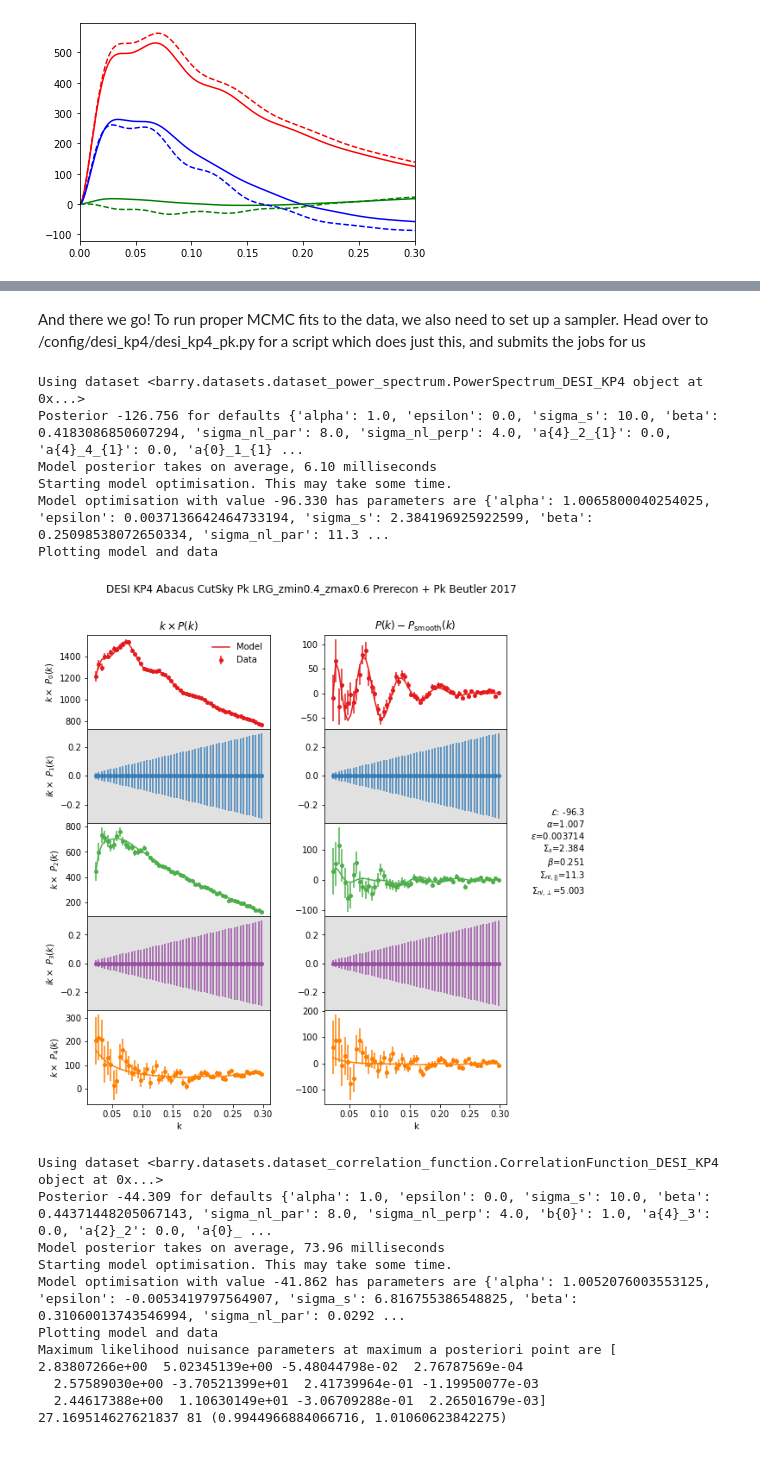
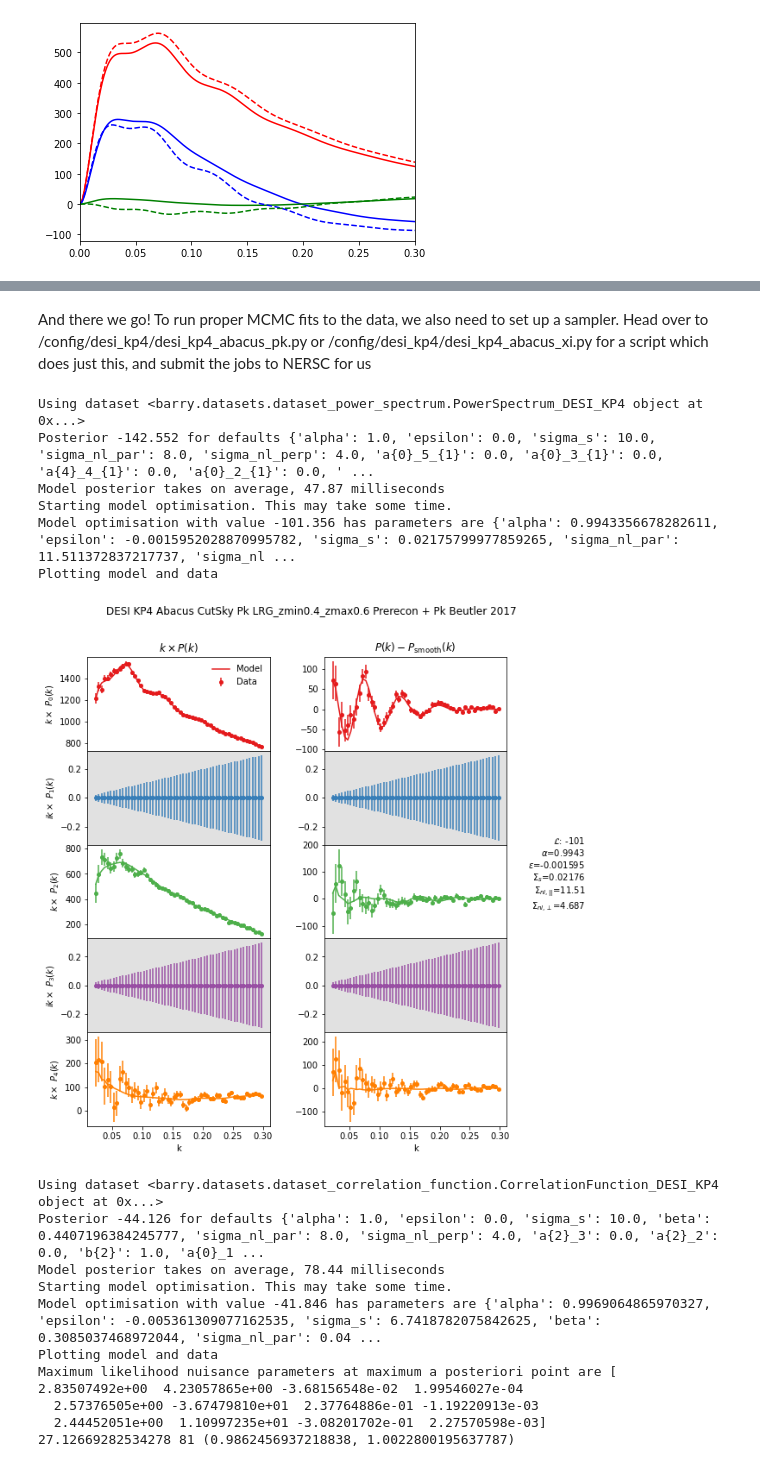
Before and after one commit to Samreay/Barry, a Jupyter notebook: DESI_KP4_EXAMPLES.ipynb, the cells around one changed output, grey strips where cells are left out. Drawn from its saved outputs; the diff is of its cells as text; code cells hidden in the pictures.

Commit message:
Updates to NERSC notebooks and scripts

```diff
--- a/DESI_KP4_EXAMPLES.ipynb
+++ b/DESI_KP4_EXAMPLES.ipynb
@@ -423,44 +463,44 @@ Starting model optimisation. This may take some time.
 # %% [markdown]
-And there we go! To run proper MCMC fits to the data, we also need to set up a sampler. Head over to /config/desi_kp4/desi_kp4_pk.py for a script which does just this, and submits the jobs for us
+And there we go! To run proper MCMC fits to the data, we also need to set up a sampler. Head over to /config/desi_kp4/desi_kp4_abacus_pk.py or /config/desi_kp4/desi_kp4_abacus_xi.py for a script which does just this, and submit the jobs to NERSC for us
 # %%
 from barry.datasets.dataset_power_spectrum import PowerSpectrum_DESI_KP4
 from barry.models.bao_power_Beutler2017 import PowerBeutler2017
 from barry.datasets.dataset_correlation_function import CorrelationFunction_DESI_KP4
 from barry.models.bao_correlation_Beutler2017 import CorrBeutler2017
 
 # Load in the z=0.8-1.1 ezmock_cutsky dataset with and without the hexadecapole included in the fit
 dataset = PowerSpectrum_DESI_KP4(mocktype="abacus_cutsky", realisation=0, fit_poles=(0,2,4), min_k=0.02, max_k=0.30, redshift_bin=1)
 
 # A random selection of model choices
-model_beutler = PowerBeutler2017(isotropic=False, poly_poles=(0,2,4), marg="full")
+model_beutler = PowerBeutler2017(isotropic=False, fix_params=["om", "beta"], poly_poles=(0,2,4), marg="full")
 
-# All the previous functions ghet wrapped up into a convenient `sanity check` check
+# All the previous functions get wrapped up into a convenient `sanity check` check
 model_beutler.sanity_check(dataset)
 
 # Load in the z=0.8-1.1 ezmock_cutsky dataset with and without the hexadecapole included in the fit
 dataset = CorrelationFunction_DESI_KP4(mocktype="abacus_cutsky", realisation=0, fit_poles=(0,2,4), min_dist=40.0, max_dist=170.0, redshift_bin=1)
 
 # A random selection of model choices
 model_beutler = CorrBeutler2017(isotropic=False, poly_poles=(0,2,4), marg="full")
 
 # All the previous functions ghet wrapped up into a convenient `sanity check` check
 model_beutler.sanity_check(dataset)
 # %% [output]
 Using dataset <barry.datasets.dataset_power_spectrum.PowerSpectrum_DESI_KP4 object at 0x...>
-Posterior -126.756 for defaults {'alpha': 1.0, 'epsilon': 0.0, 'sigma_s': 10.0, 'beta': 0.4183086850607294, 'sigma_nl_par': 8.0, 'sigma_nl_perp': 4.0, 'a{4}_2_{1}': 0.0, 'a{4}_4_{1}': 0.0, 'a{0}_1_{1} ...
-Model posterior takes on average, 6.10 milliseconds
+Posterior -142.552 for defaults {'alpha': 1.0, 'epsilon': 0.0, 'sigma_s': 10.0, 'sigma_nl_par': 8.0, 'sigma_nl_perp': 4.0, 'a{0}_5_{1}': 0.0, 'a{0}_3_{1}': 0.0, 'a{4}_4_{1}': 0.0, 'a{0}_2_{1}': 0.0, ' ...
+Model posterior takes on average, 47.87 milliseconds
 Starting model optimisation. This may take some time.
-Model optimisation with value -96.330 has parameters are {'alpha': 1.0065800040254025, 'epsilon': 0.0037136642464733194, 'sigma_s': 2.384196925922599, 'beta': 0.25098538072650334, 'sigma_nl_par': 11.3 ...
+Model optimisation with value -101.356 has parameters are {'alpha': 0.9943356678282611, 'epsilon': -0.0015952028870995782, 'sigma_s': 0.02175799977859265, 'sigma_nl_par': 11.511372837217737, 'sigma_nl ...
 Plotting model and data
-[figure, old version]
+[figure, new version]
 Using dataset <barry.datasets.dataset_correlation_function.CorrelationFunction_DESI_KP4 object at 0x...>
-Posterior -44.309 for defaults {'alpha': 1.0, 'epsilon': 0.0, 'sigma_s': 10.0, 'beta': 0.44371448205067143, 'sigma_nl_par': 8.0, 'sigma_nl_perp': 4.0, 'b{0}': 1.0, 'a{4}_3': 0.0, 'a{2}_2': 0.0, 'a{0}_ ...
-Model posterior takes on average, 73.96 milliseconds
+Posterior -44.126 for defaults {'alpha': 1.0, 'epsilon': 0.0, 'sigma_s': 10.0, 'beta': 0.4407196384245777, 'sigma_nl_par': 8.0, 'sigma_nl_perp': 4.0, 'a{2}_3': 0.0, 'a{2}_2': 0.0, 'b{2}': 1.0, 'a{0}_1 ...
+Model posterior takes on average, 78.44 milliseconds
 Starting model optimisation. This may take some time.
-Model optimisation with value -41.862 has parameters are {'alpha': 1.0052076003553125, 'epsilon': -0.0053419797564907, 'sigma_s': 6.816755386548825, 'beta': 0.31060013743546994, 'sigma_nl_par': 0.0292 ...
+Model optimisation with value -41.846 has parameters are {'alpha': 0.9969064865970327, 'epsilon': -0.005361309077162535, 'sigma_s': 6.7418782075842625, 'beta': 0.3085037468972044, 'sigma_nl_par': 0.04 ...
 Plotting model and data
-Maximum likelihood nuisance parameters at maximum a posteriori point are [ 2.83807266e+00  5.02345139e+00 -5.48044798e-02  2.76787569e-04
-  2.57589030e+00 -3.70521399e+01  2.41739964e-01 -1.19950077e-03
-  2.44617388e+00  1.10630149e+01 -3.06709288e-01  2.26501679e-03]
-27.169514627621837 81 (0.9944966884066716, 1.01060623842275)
+Maximum likelihood nuisance parameters at maximum a posteriori point are [ 2.83507492e+00  4.23057865e+00 -3.68156548e-02  1.99546027e-04
+  2.57376505e+00 -3.67479810e+01  2.37764886e-01 -1.19220913e-03
+  2.44452051e+00  1.10997235e+01 -3.08201702e-01  2.27570598e-03]
+27.12669282534278 81 (0.9862456937218838, 1.0022800195637787)
 [figure]
```
Also changed, not shown: parts of 12 cells of this notebook, 2 other files.
